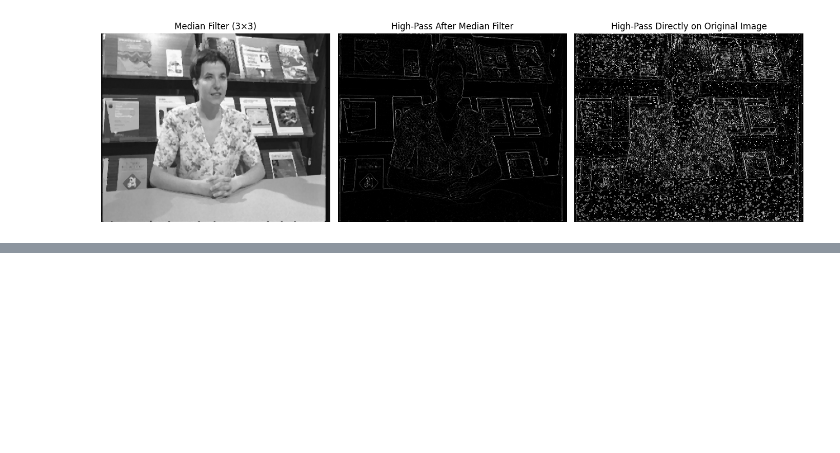
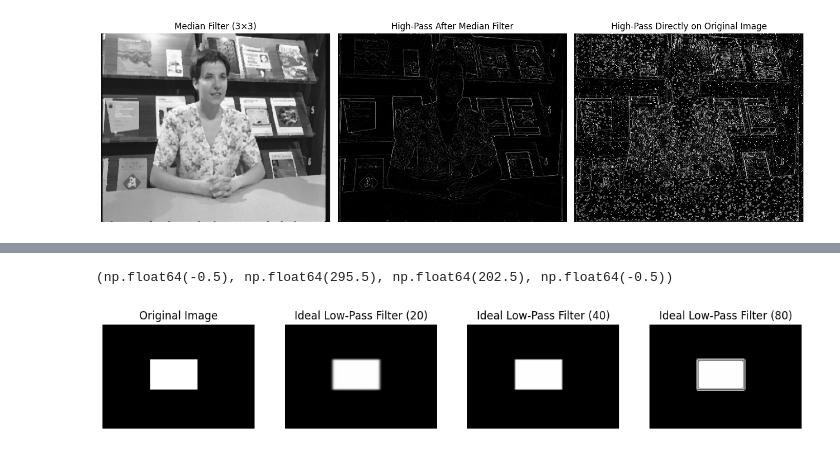
Before and after one commit to JhoaoAle/PDI, a Jupyter notebook: Report_2.ipynb, the cells around one changed output, grey strips where cells are left out. Drawn from its saved outputs; the diff is of its cells as text; code cells hidden in the pictures; blank space fills up the shorter version.

```diff
--- a/Report_2.ipynb
+++ b/Report_2.ipynb
@@ -496,0 +1185,32 @@ dft2_separable("images/liraImpulsivo.pgm")
+# %%
+# Ejemplo de uso directo
+imagen = np.array(Image.open('images/RectOne.pgm'))
+
+# Aplicar filtro Gaussiano con diferentes frecuencias
+filtrada_20 = filtro_gaussiano_rapido(imagen, 20)
+filtrada_40 = filtro_gaussiano_rapido(imagen, 40)
+filtrada_80 = filtro_gaussiano_rapido(imagen, 80)
+
+plt.figure(figsize=(14, 5))
+plt.subplot(1, 4, 1)
+plt.imshow(imagen, cmap="gray")
+plt.title("Original Image")
+plt.axis("off")
+
+plt.subplot(1, 4, 2)
+plt.imshow(filtrada_20, cmap="gray")
+plt.title("Ideal Low-Pass Filter (20)")
+plt.axis("off")
+
+plt.subplot(1, 4, 3)
+plt.imshow(filtrada_40, cmap="gray")
+plt.title("Ideal Low-Pass Filter (40)")
+plt.axis("off")
+
+plt.subplot(1, 4, 4)
+plt.imshow(filtrada_80, cmap="gray")
+plt.title("Ideal Low-Pass Filter (80)")
+plt.axis("off")
+# %% [output]
+(np.float64(-0.5), np.float64(295.5), np.float64(202.5), np.float64(-0.5))
+[figure, added]
```
Also changed, not shown: parts of 5 cells of this notebook, 2 other files.
